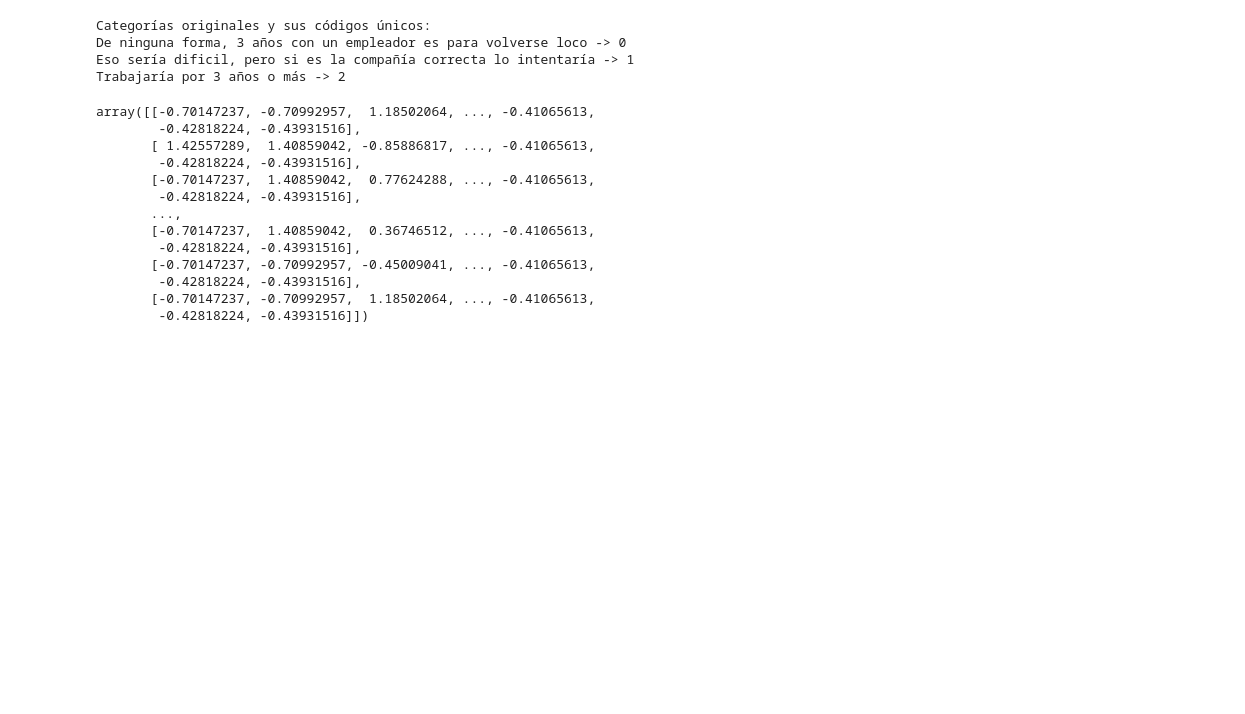
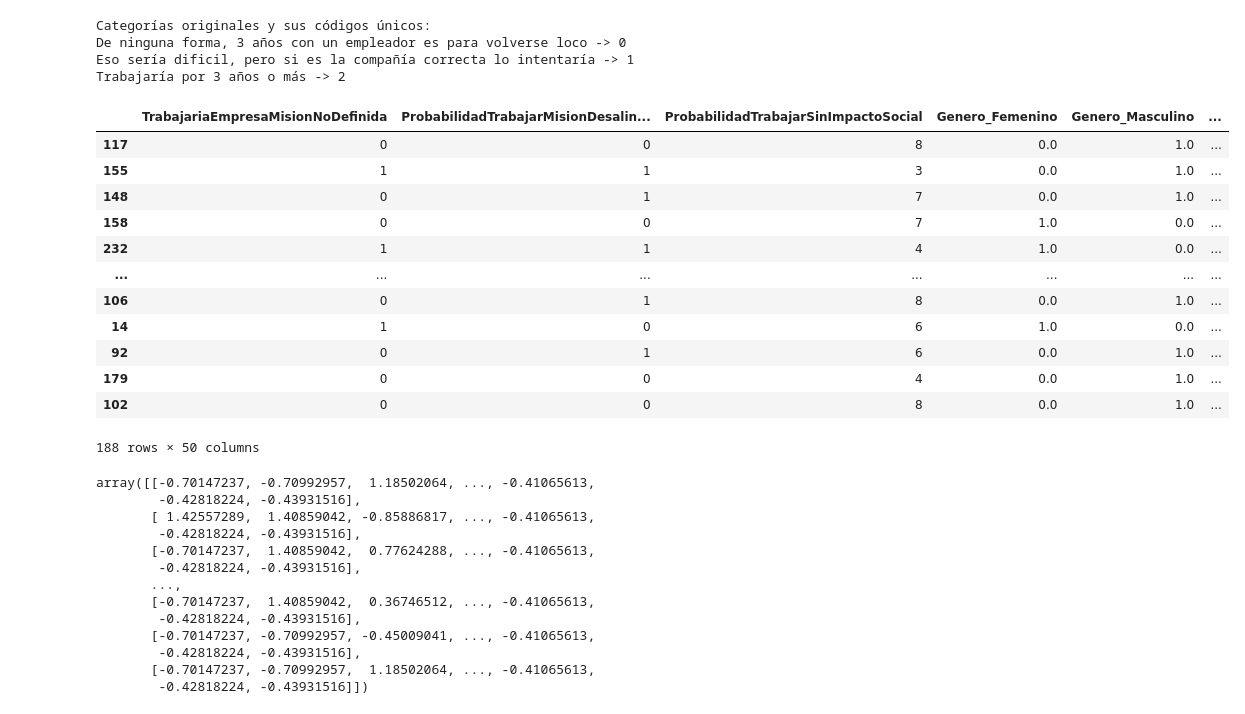
Before and after one commit to ocatalanh/proyecto7, a Jupyter notebook: 1_Preprocesamiento_Proyecto7.ipynb, the cells around one changed output. Drawn from its saved outputs; the diff is of its cells as text; code cells hidden in the pictures; blank space fills up the shorter version.

```diff
--- a/1_Preprocesamiento_Proyecto7.ipynb
+++ b/1_Preprocesamiento_Proyecto7.ipynb
@@ -13,7 +13,7 @@ from sklearn.cluster import KMeans
 from sklearn.model_selection import train_test_split
 # %%
 # Cargar DataFrame desde un archivo pickle
-with open('df_eda.pkl', 'rb') as file:
+with open(r'C:\Users\ocata\OneDrive\Desktop\Proyecto7_DS\models\df_eda.pkl', 'rb') as file:
     df = pickle.load(file)
 # %%
 df.head(5)
@@ -105,7 +105,7 @@ df_encoded.head()
 | 4 | 1.0 | 0.0 | 1.0 | 0.0 | 0.0 | ... |
 # %%
 # Guardar el OneHotEncoder entrenado
-with open('onehot_encoder.pkl', 'wb') as f:
+with open(r'C:\Users\ocata\OneDrive\Desktop\Proyecto7_DS\models\onehot_encoder.pkl', 'wb') as f:
     pickle.dump(transformador, f)
 # %%
 #Verificamos la forma del dataset
@@ -328,6 +328,22 @@ Trabajaría por 3 años o más -> 2
 # %%
 #Dividimos los datos para el entrenamiento
 X_train, X_test, y_train, y_test = train_test_split(X, y_encoded, test_size=0.2, random_state=42)
+# %%
+X_train
+# %% [output]
+|  | TrabajariaEmpresaMisionNoDefinida | ProbabilidadTrabajarMisionDesalin... | ProbabilidadTrabajarSinImpactoSocial | Genero_Femenino | Genero_Masculino | ... |
+| 117 | 0 | 0 | 8 | 0.0 | 1.0 | ... |
+| 155 | 1 | 1 | 3 | 0.0 | 1.0 | ... |
+| 148 | 0 | 1 | 7 | 0.0 | 1.0 | ... |
+| 158 | 0 | 0 | 7 | 1.0 | 0.0 | ... |
+| 232 | 1 | 1 | 4 | 1.0 | 0.0 | ... |
+| ... | ... | ... | ... | ... | ... | ... |
+| 106 | 0 | 1 | 8 | 0.0 | 1.0 | ... |
+| 14 | 1 | 0 | 6 | 1.0 | 0.0 | ... |
+| 92 | 0 | 1 | 6 | 0.0 | 1.0 | ... |
+| 179 | 0 | 0 | 4 | 0.0 | 1.0 | ... |
+| 102 | 0 | 0 | 8 | 0.0 | 1.0 | ... |
+188 rows × 50 columns
 # %%
 # Estandarizar los datos
 scaler = StandardScaler()
```
Also changed, not shown: parts of 6 cells of this notebook, 13 other files.
